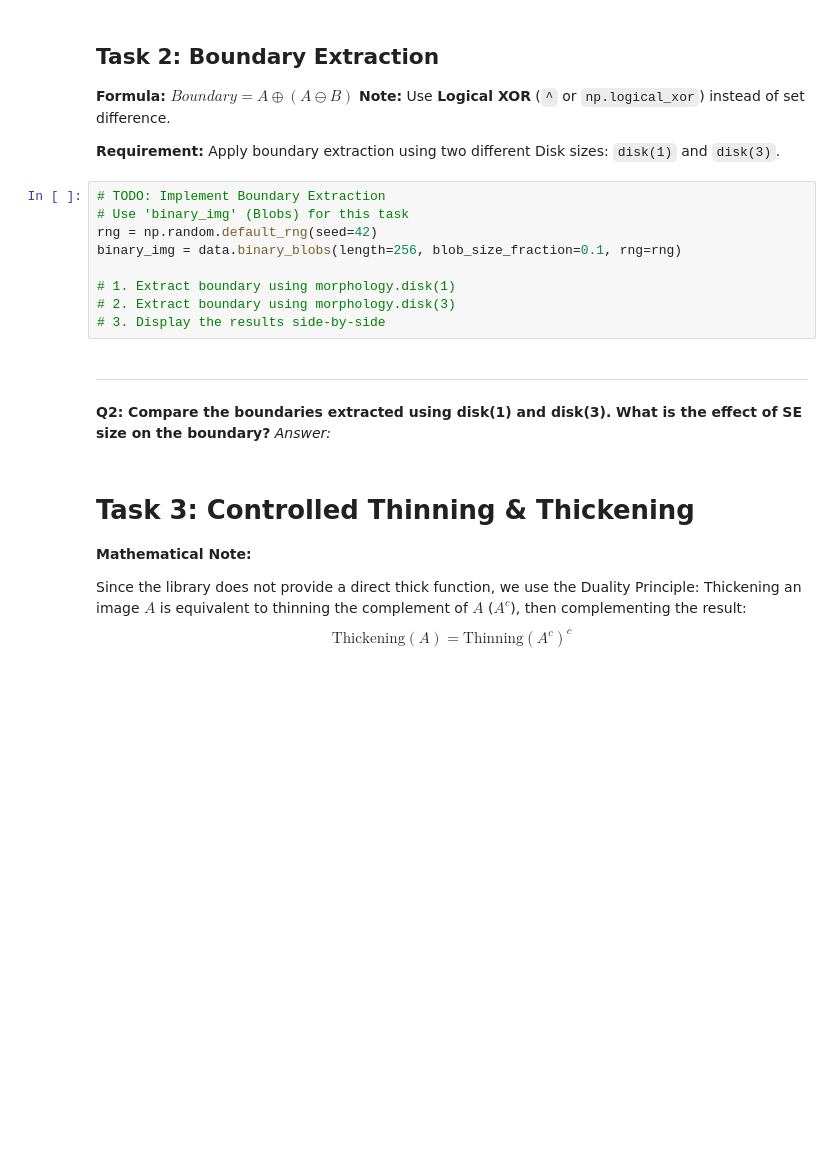
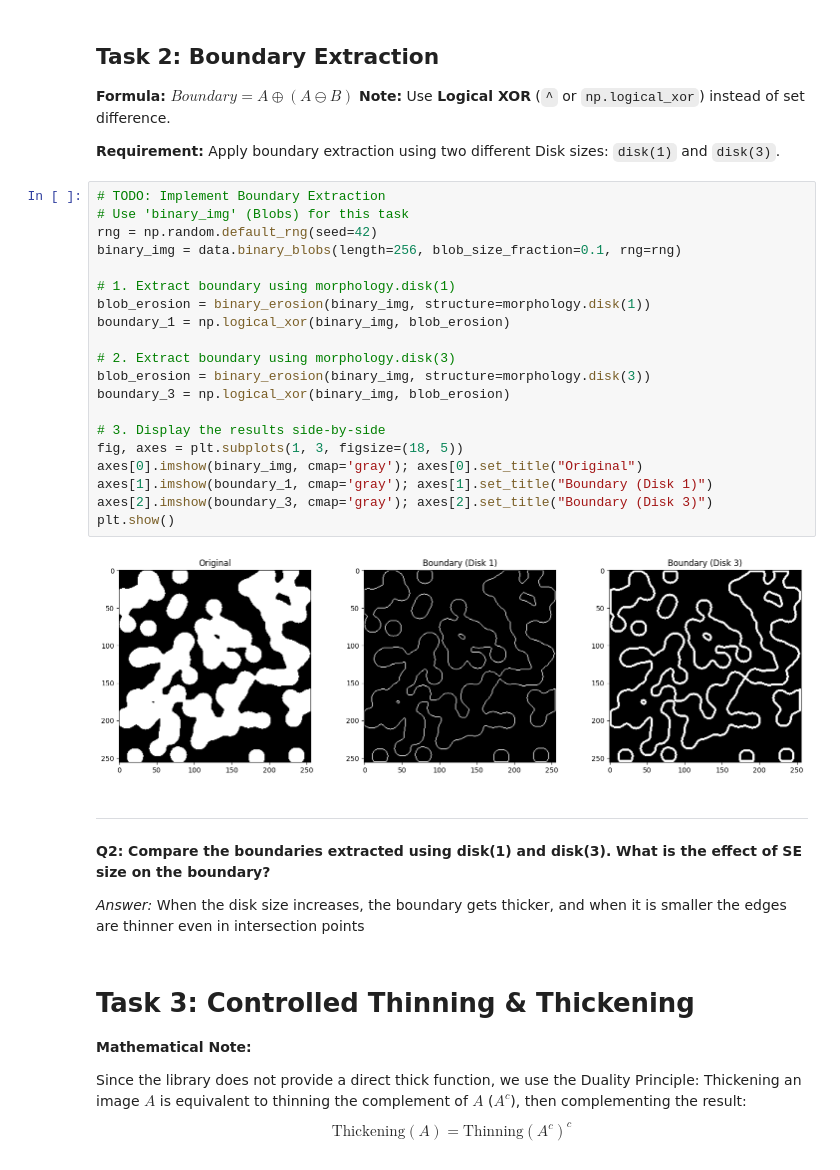
Before and after one commit to BashayrA/Digital-Image-Processing---Labs, a Jupyter notebook: lab6-BashayrA/Lab6_MorphologyProcessing.ipynb, the cells around one changed output. Saved outputs shown, nothing was run; the diff lists cells and outputs as text; blank space fills up the shorter version.

```diff
--- a/lab6-BashayrA/Lab6_MorphologyProcessing.ipynb
+++ b/lab6-BashayrA/Lab6_MorphologyProcessing.ipynb
@@ -65,16 +66,30 @@ Closing Area: 1600 pixels
 # %%
 # TODO: Implement Boundary Extraction
 # Use 'binary_img' (Blobs) for this task
 rng = np.random.default_rng(seed=42)
 binary_img = data.binary_blobs(length=256, blob_size_fraction=0.1, rng=rng)
 
 # 1. Extract boundary using morphology.disk(1)
+blob_erosion = binary_erosion(binary_img, structure=morphology.disk(1))
+boundary_1 = np.logical_xor(binary_img, blob_erosion)
+
 # 2. Extract boundary using morphology.disk(3)
+blob_erosion = binary_erosion(binary_img, structure=morphology.disk(3))
+boundary_3 = np.logical_xor(binary_img, blob_erosion)
+
 # 3. Display the results side-by-side
+fig, axes = plt.subplots(1, 3, figsize=(18, 5))
+axes[0].imshow(binary_img, cmap='gray'); axes[0].set_title("Original")
+axes[1].imshow(boundary_1, cmap='gray'); axes[1].set_title("Boundary (Disk 1)")
+axes[2].imshow(boundary_3, cmap='gray'); axes[2].set_title("Boundary (Disk 3)")
+plt.show()
+# %% [output]
+[figure, added]
 # %% [markdown]
 ---
 **Q2: Compare the boundaries extracted using disk(1) and disk(3). What is the effect of SE size on the boundary?**
-*Answer:*
+
+*Answer:* When the disk size increases, the boundary gets thicker, and when it is smaller the edges are thinner even in intersection points
 # %% [markdown]
 # Task 3: Controlled Thinning & Thickening
 **Mathematical Note:**
```
Also changed, not shown: parts of 3 cells of this notebook.
